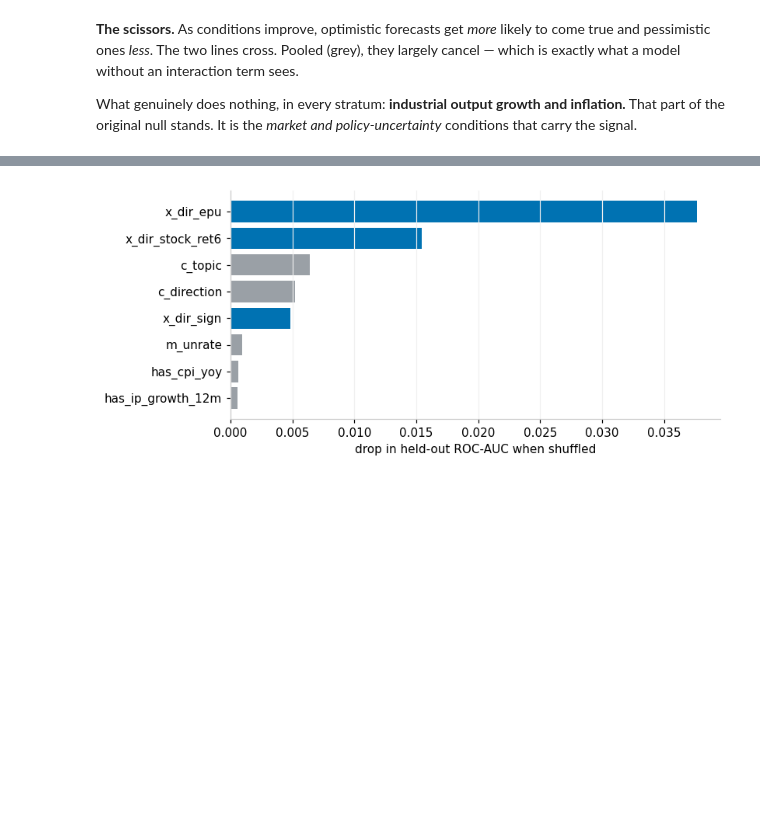
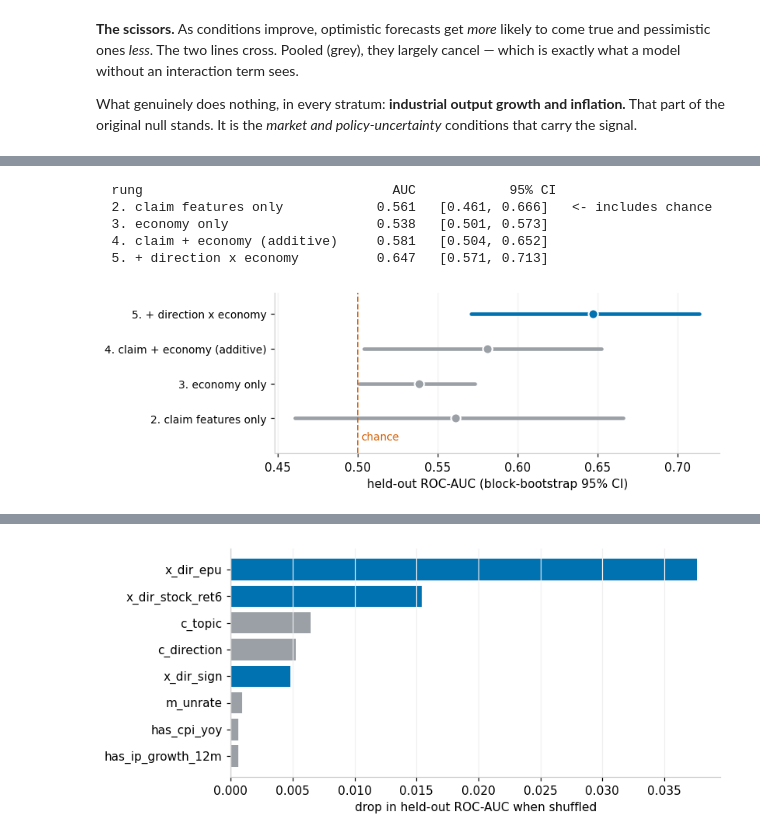
Before and after one commit to wangvincentx-cmd/datascience-rise-practicum, a Jupyter notebook: notebooks/hit_model.ipynb, the cells around one changed output, grey strips where cells are left out. Saved outputs shown, nothing was run; the diff lists cells and outputs as text; code cells hidden in the pictures; blank space fills up the shorter version.

```diff
--- a/notebooks/hit_model.ipynb
+++ b/notebooks/hit_model.ipynb
@@ -317,0 +344,29 @@ policy-uncertainty* conditions that carry the signal.
+# %%
+# 2,000 resamples of the 22 periods, per rung. ~15s.
+ci = {}
+for name, (o, _, _) in oof_store.items():
+    ci[name] = hp.block_boot_auc(y, o, groups, reps=2000)
+
+print(f"  {'rung':<32}{'AUC':>7}{'95% CI':>18}")
+for name, (a, lo, hi) in ci.items():
+    flag = "" if lo > 0.5 else "   <- includes chance"
+    print(f"  {name:<32}{a:>7.3f}   [{lo:.3f}, {hi:.3f}]{flag}")
+
+fig, ax = plt.subplots(figsize=(7.5, 2.6))
+for i, (name, (a, lo, hi)) in enumerate(ci.items()):
+    c = BLUE if name == full_name else GRAY
+    ax.plot([lo, hi], [i, i], color=c, lw=3, solid_capstyle="round")
+    ax.plot([a], [i], "o", color=c, ms=8, mec="white", mew=1.4)
+ax.axvline(.5, color=VERM, lw=1.2, ls="--")
+ax.text(.502, -.62, "chance", color=VERM, fontsize=9)
+ax.set_yticks(range(len(ci))); ax.set_yticklabels(list(ci), fontsize=9)
+ax.set_xlabel("held-out ROC-AUC (block-bootstrap 95% CI)")
+ax.grid(axis="y", visible=False); ax.set_ylim(-1, len(ci) - .4)
+plt.tight_layout(); plt.show()
+# %% [output]
+  rung                                AUC            95% CI
+  2. claim features only            0.561   [0.461, 0.666]   <- includes chance
+  3. economy only                   0.538   [0.501, 0.573]
+  4. claim + economy (additive)     0.581   [0.504, 0.652]
+  5. + direction x economy          0.647   [0.571, 0.713]
+[figure, added]
```
Also changed, not shown: parts of 16 cells of this notebook, 5 other files.
